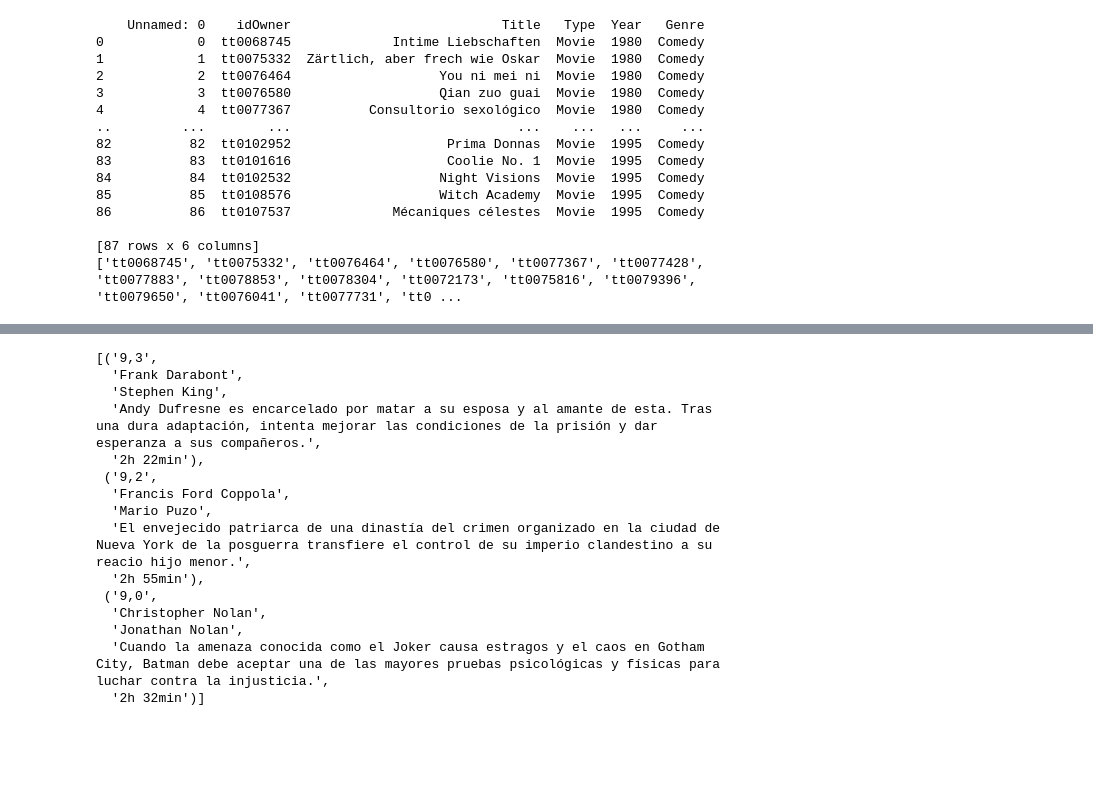
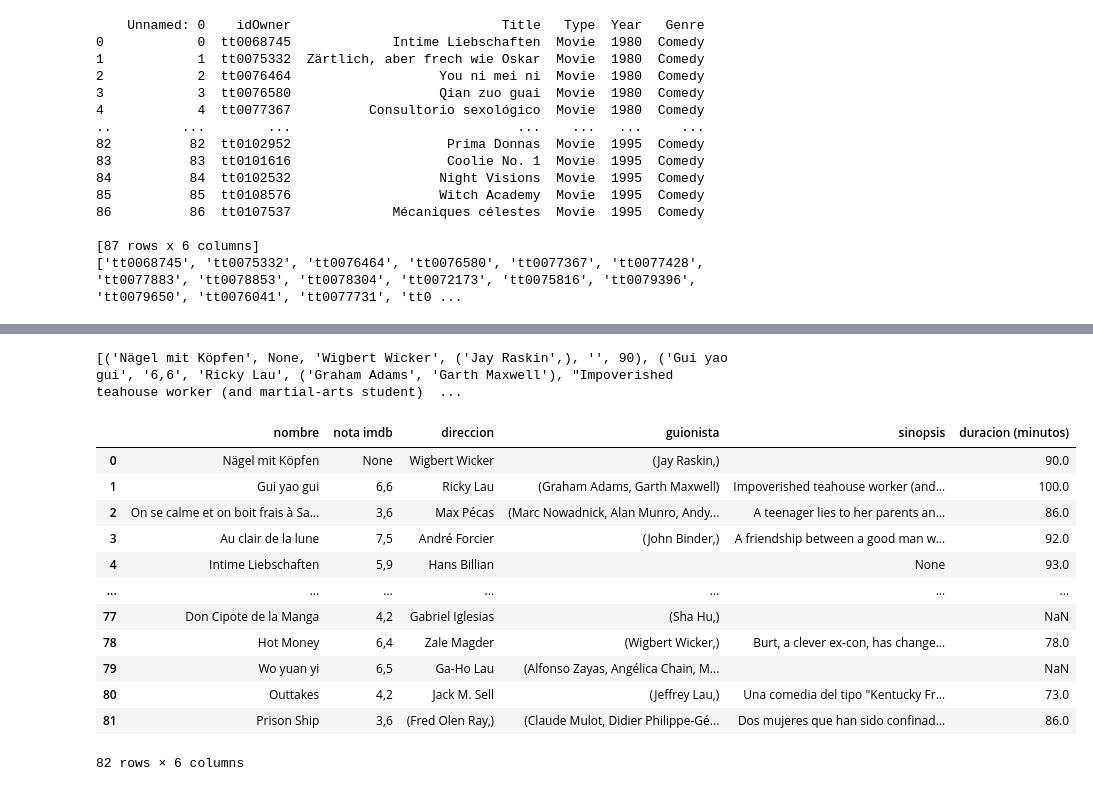
Before and after one commit to Adalab/proyecto-da-promo-b-modulo-2-team-2, a Jupyter notebook: FASE_SELENIUM_2/comedy_imdb.ipynb, the cells around one changed output, grey strips where cells are left out. Cells and saved outputs as stored; diff of their text form; code cells hidden in the pictures; blank space fills up the shorter version.

Commit message:
Comedy fase 2 Selenium

```diff
--- a/FASE_SELENIUM_2/comedy_imdb.ipynb
+++ b/FASE_SELENIUM_2/comedy_imdb.ipynb
@@ -101,2 +157,25 @@ print(duracion)
+# %%
+duracion_mins = []
+
+for peli in duracion:
+
+    if peli is None:
+        duracion_mins.append(None)
+        continue
+
+    elif 'h' in peli:
+        partes = peli.split('h')
+        horas = int(partes[0].strip())
+        if len(partes) > 1 and 'min' in partes[1]:
+            minutos = int(partes[1].replace('min', '').strip())
+        else:
+            minutos = 0
+
+    else:
+        horas = 0
+        minutos = int(peli.replace('min', '').strip())
+
+    total_minutos = horas * 60 + minutos
+    duracion_mins.append(total_minutos)
 # %%
-print(list(tuple(zip(nombre,nota_imbd,direccion,guionista,argumento,duracion))))
+comedy_films_imdb = list(set(zip(nombre,nota_imbd,direccion,guionista,argumento,duracion_mins)))
@@ -127,18 +181,0 @@ imdb_comedy = list(tuple(zip(nota_imbd,direccion,guionista,argumento,duracion)))
-# %%
-imdb_comedy
-# %% [output]
-[('9,3',
-  'Frank Darabont',
-  'Stephen King',
-  'Andy Dufresne es encarcelado por matar a su esposa y al amante de esta. Tras una dura adaptación, intenta mejorar las condiciones de la prisión y dar esperanza a sus compañeros.',
-  '2h 22min'),
- ('9,2',
-  'Francis Ford Coppola',
-  'Mario Puzo',
-  'El envejecido patriarca de una dinastía del crimen organizado en la ciudad de Nueva York de la posguerra transfiere el control de su imperio clandestino a su reacio hijo menor.',
-  '2h 55min'),
- ('9,0',
-  'Christopher Nolan',
-  'Jonathan Nolan',
-  'Cuando la amenaza conocida como el Joker causa estragos y el caos en Gotham City, Batman debe aceptar una de las mayores pruebas psicológicas y físicas para luchar contra la injusticia.',
-  '2h 32min')]
@@ -146,0 +182,22 @@ imdb_comedy = zip()
+# %%
+print(comedy_films_imdb)
+# %% [output]
+[('Nägel mit Köpfen', None, 'Wigbert Wicker', ('Jay Raskin',), '', 90), ('Gui yao gui', '6,6', 'Ricky Lau', ('Graham Adams', 'Garth Maxwell'), "Impoverished teahouse worker (and martial-arts student)  ...
+# %%
+comedy_films_imdb_df = pd.DataFrame(comedy_films_imdb, columns = ["nombre", "nota imdb", "direccion", "guionista", "sinopsis", "duracion (minutos)"])
+# %%
+comedy_films_imdb_df
+# %% [output]
+|  | nombre | nota imdb | direccion | guionista | sinopsis | duracion (minutos) |
+| 0 | Nägel mit Köpfen | None | Wigbert Wicker | (Jay Raskin,) |  | 90.0 |
+| 1 | Gui yao gui | 6,6 | Ricky Lau | (Graham Adams, Garth Maxwell) | Impoverished teahouse worker (and... | 100.0 |
+| 2 | On se calme et on boit frais à Sa... | 3,6 | Max Pécas | (Marc Nowadnick, Alan Munro, Andy... | A teenager lies to her parents an... | 86.0 |
+| 3 | Au clair de la lune | 7,5 | André Forcier | (John Binder,) | A friendship between a good man w... | 92.0 |
+| 4 | Intime Liebschaften | 5,9 | Hans Billian |  | None | 93.0 |
+| ... | ... | ... | ... | ... | ... | ... |
+| 77 | Don Cipote de la Manga | 4,2 | Gabriel Iglesias | (Sha Hu,) |  | NaN |
+| 78 | Hot Money | 6,4 | Zale Magder | (Wigbert Wicker,) | Burt, a clever ex-con, has change... | 78.0 |
+| 79 | Wo yuan yi | 6,5 | Ga-Ho Lau | (Alfonso Zayas, Angélica Chain, M... |  | NaN |
+| 80 | Outtakes | 4,2 | Jack M. Sell | (Jeffrey Lau,) | Una comedia del tipo "Kentucky Fr... | 73.0 |
+| 81 | Prison Ship | 3,6 | (Fred Olen Ray,) | (Claude Mulot, Didier Philippe-Gé... | Dos mujeres que han sido confinad... | 86.0 |
+82 rows × 6 columns
```
Also changed, not shown: parts of 8 cells of this notebook, 1 other file.
